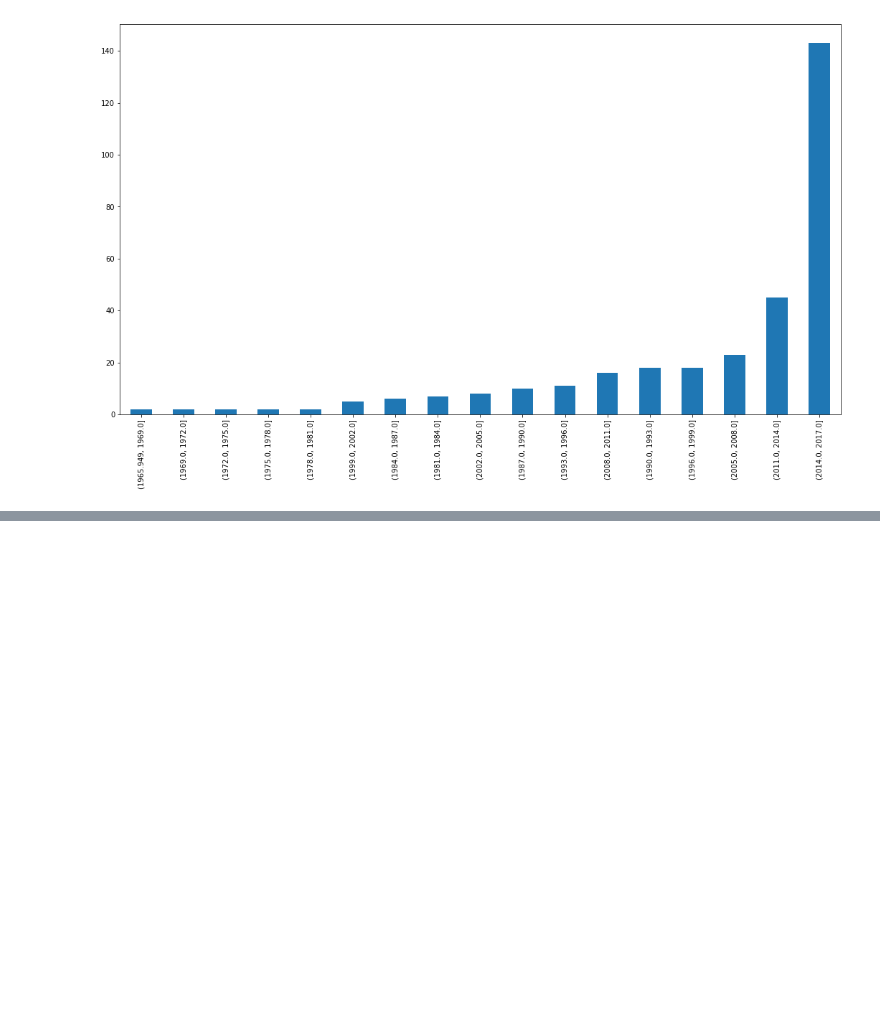
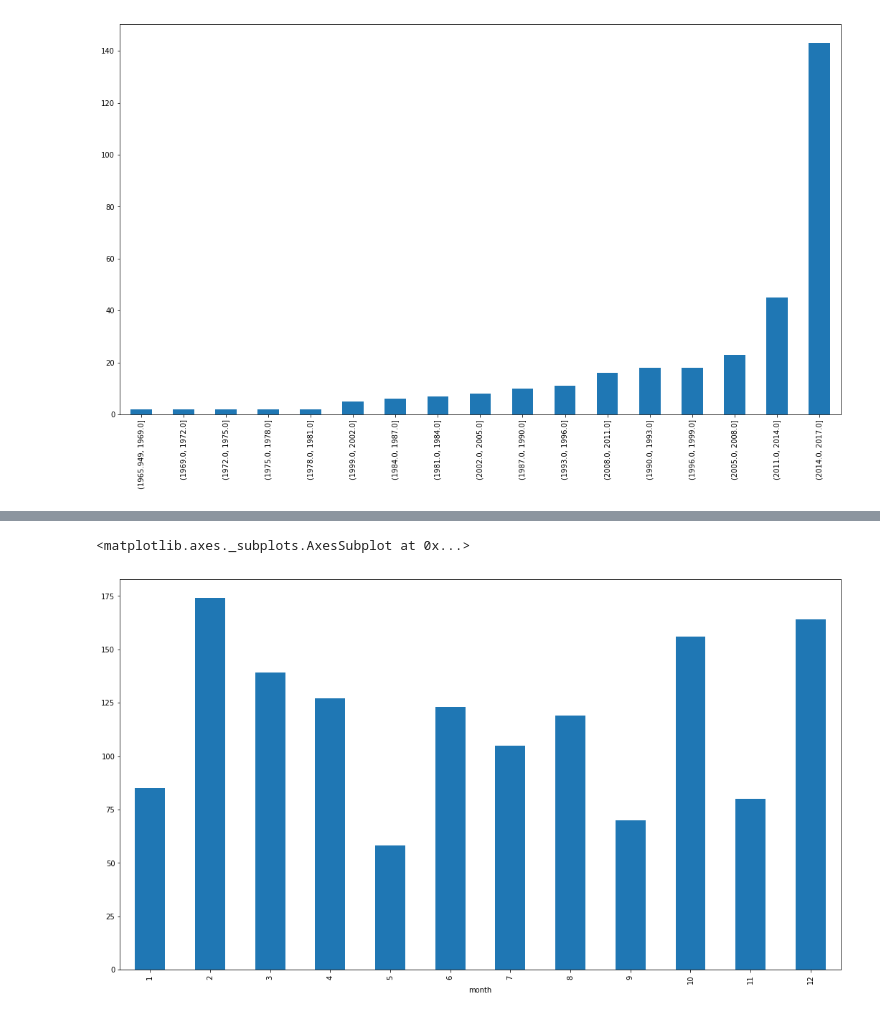
Before and after one commit to BlueEyedHush/us-mass-shootings, a Jupyter notebook: preliminary-analysis/kaggle-mass-shooting-preliminary-analysis.ipynb, the cells around one changed output, grey strips where cells are left out. Cells and saved outputs as stored; diff of their text form; code cells hidden in the pictures; blank space fills up the shorter version.

```diff
--- a/preliminary-analysis/kaggle-mass-shooting-preliminary-analysis.ipynb
+++ b/preliminary-analysis/kaggle-mass-shooting-preliminary-analysis.ipynb
@@ -597,0 +610,5 @@ ms_dbin_cnts.iloc[::-1].plot.bar(figsize=(18,10))
+# %%
+by_month['Fatalities'].plot.bar(figsize=(18,10))
+# %% [output]
+<matplotlib.axes._subplots.AxesSubplot at 0x...>
+[figure, added]
```
Also changed, not shown: parts of 11 cells of this notebook, 4 other files.
